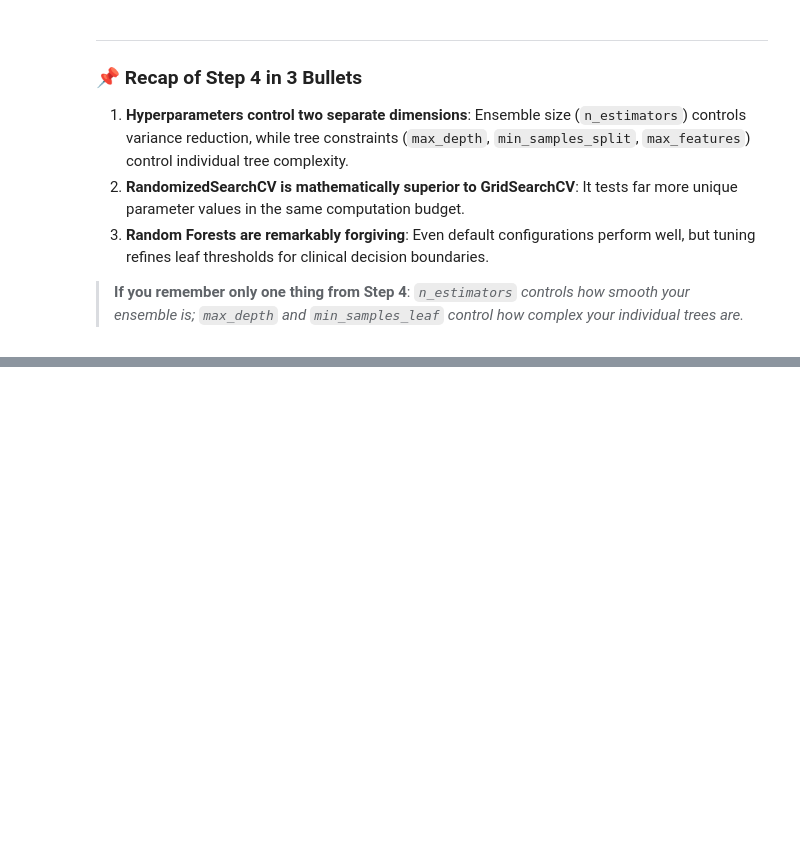
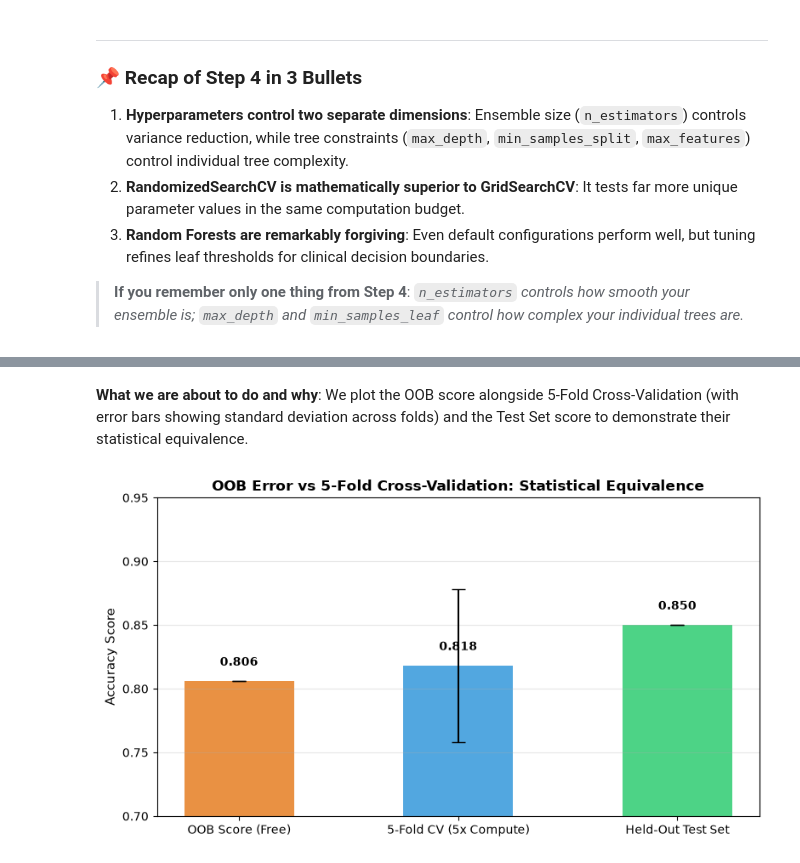
Before and after one commit to Arnav-Shrivastava/random-forests-regression-zero-to-one, a Jupyter notebook: random_forests_zero_to_one.ipynb, the cells around one changed output, grey strips where cells are left out. Drawn from its saved outputs; the diff is of its cells as text; code cells hidden in the pictures; blank space fills up the shorter version.

Commit message:
feat: step 5 - out-of-bag error mechanics and validation

```diff
--- a/random_forests_zero_to_one.ipynb
+++ b/random_forests_zero_to_one.ipynb
@@ -1091,0 +1237,25 @@ Tuning `n_estimators` with the expectation of preventing overfitting. Increasing
+# %% [markdown]
+**What we are about to do and why**:
+We plot the OOB score alongside 5-Fold Cross-Validation (with error bars showing standard deviation across folds) and the Test Set score to demonstrate their statistical equivalence.
+# %%
+# Plot OOB Score vs Cross-Validation vs Test Score
+methods = ["OOB Score (Free)", "5-Fold CV (5x Compute)", "Held-Out Test Set"]
+scores  = [sklearn_oob_acc, mean_cv_acc, test_acc]
+errors  = [0.0, std_cv_acc, 0.0]
+colors  = ["#e67e22", "#3498db", "#2ecc71"]
+
+plt.figure(figsize=(8, 4.5))
+bars = plt.bar(methods, scores, yerr=errors, capsize=6, color=colors, alpha=0.85, width=0.5)
+plt.ylabel("Accuracy Score", fontsize=11)
+plt.ylim(0.70, 0.95)
+plt.title("OOB Error vs 5-Fold Cross-Validation: Statistical Equivalence", fontsize=12, fontweight="bold")
+plt.grid(axis="y", alpha=0.3)
+
+for bar in bars:
+    yval = bar.get_height()
+    plt.text(bar.get_x() + bar.get_width()/2.0, yval + 0.01, f"{yval:.3f}", ha="center", va="bottom", fontweight="bold")
+
+plt.tight_layout()
+plt.show()
+# %% [output]
+[figure, added]
```
Also changed, not shown: parts of 10 cells of this notebook.
